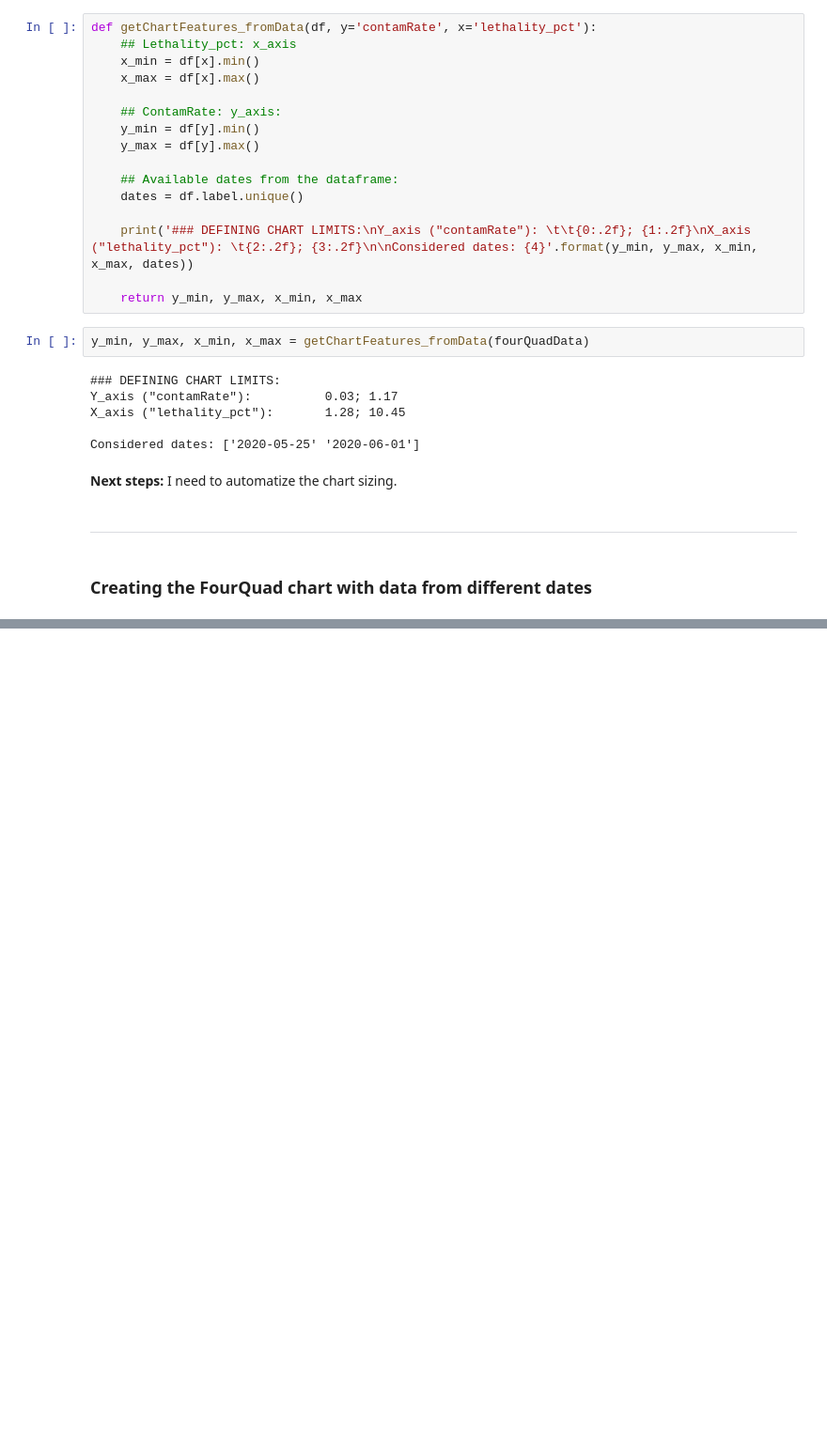
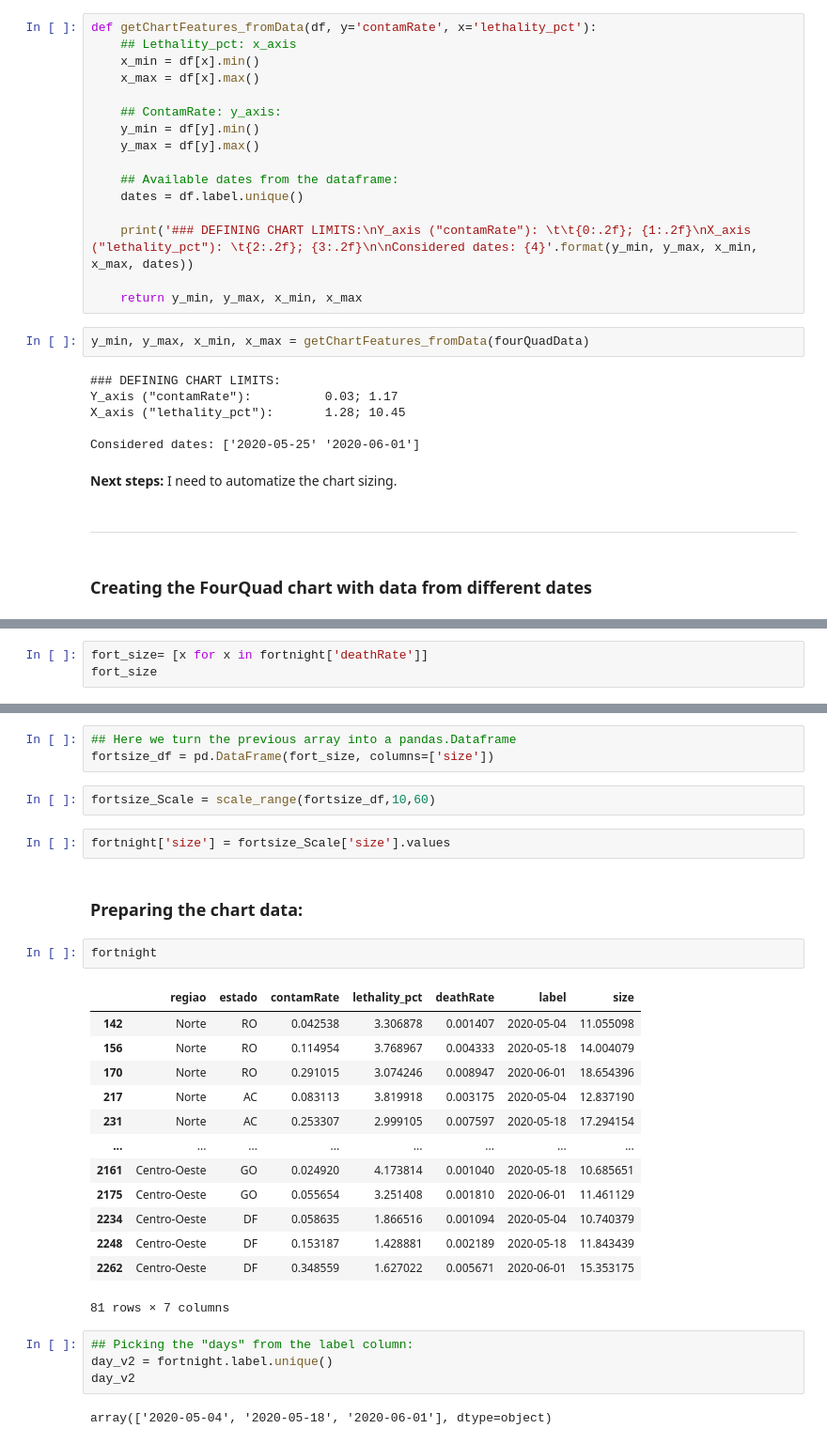
Before and after one commit to tbnsilveira/epidemic_BRdata, a Jupyter notebook: data_acquisition/Brazilian_Ministry_of_Health_COVID19data.ipynb, the cells around one changed output, grey strips where cells are left out. Shown at 94% size. Cells and saved outputs as stored; diff of their text form; blank space fills up the shorter version.

```diff
--- a/data_acquisition/Brazilian_Ministry_of_Health_COVID19data.ipynb
+++ b/data_acquisition/Brazilian_Ministry_of_Health_COVID19data.ipynb
@@ -1118,0 +1182,3 @@ fig5.show()
+# %%
+fort_size= [x for x in fortnight['deathRate']]
+fort_size
@@ -1118,0 +1203,31 @@ fig5.show()
+# %%
+## Here we turn the previous array into a pandas.Dataframe
+fortsize_df = pd.DataFrame(fort_size, columns=['size'])
+# %%
+fortsize_Scale = scale_range(fortsize_df,10,60)
+# %%
+fortnight['size'] = fortsize_Scale['size'].values
+# %% [markdown]
+### Preparing the chart data:
+# %%
+fortnight
+# %% [output]
+|  | regiao | estado | contamRate | lethality_pct | deathRate | label | size |
+| 142 | Norte | RO | 0.042538 | 3.306878 | 0.001407 | 2020-05-04 | 11.055098 |
+| 156 | Norte | RO | 0.114954 | 3.768967 | 0.004333 | 2020-05-18 | 14.004079 |
+| 170 | Norte | RO | 0.291015 | 3.074246 | 0.008947 | 2020-06-01 | 18.654396 |
+| 217 | Norte | AC | 0.083113 | 3.819918 | 0.003175 | 2020-05-04 | 12.837190 |
+| 231 | Norte | AC | 0.253307 | 2.999105 | 0.007597 | 2020-05-18 | 17.294154 |
+| ... | ... | ... | ... | ... | ... | ... | ... |
+| 2161 | Centro-Oeste | GO | 0.024920 | 4.173814 | 0.001040 | 2020-05-18 | 10.685651 |
+| 2175 | Centro-Oeste | GO | 0.055654 | 3.251408 | 0.001810 | 2020-06-01 | 11.461129 |
+| 2234 | Centro-Oeste | DF | 0.058635 | 1.866516 | 0.001094 | 2020-05-04 | 10.740379 |
+| 2248 | Centro-Oeste | DF | 0.153187 | 1.428881 | 0.002189 | 2020-05-18 | 11.843439 |
+| 2262 | Centro-Oeste | DF | 0.348559 | 1.627022 | 0.005671 | 2020-06-01 | 15.353175 |
+81 rows × 7 columns
+# %%
+## Picking the "days" from the label column:
+day_v2 = fortnight.label.unique()
+day_v2
+# %% [output]
+array(['2020-05-04', '2020-05-18', '2020-06-01'], dtype=object)
```
Also changed, not shown: parts of 27 cells of this notebook.
